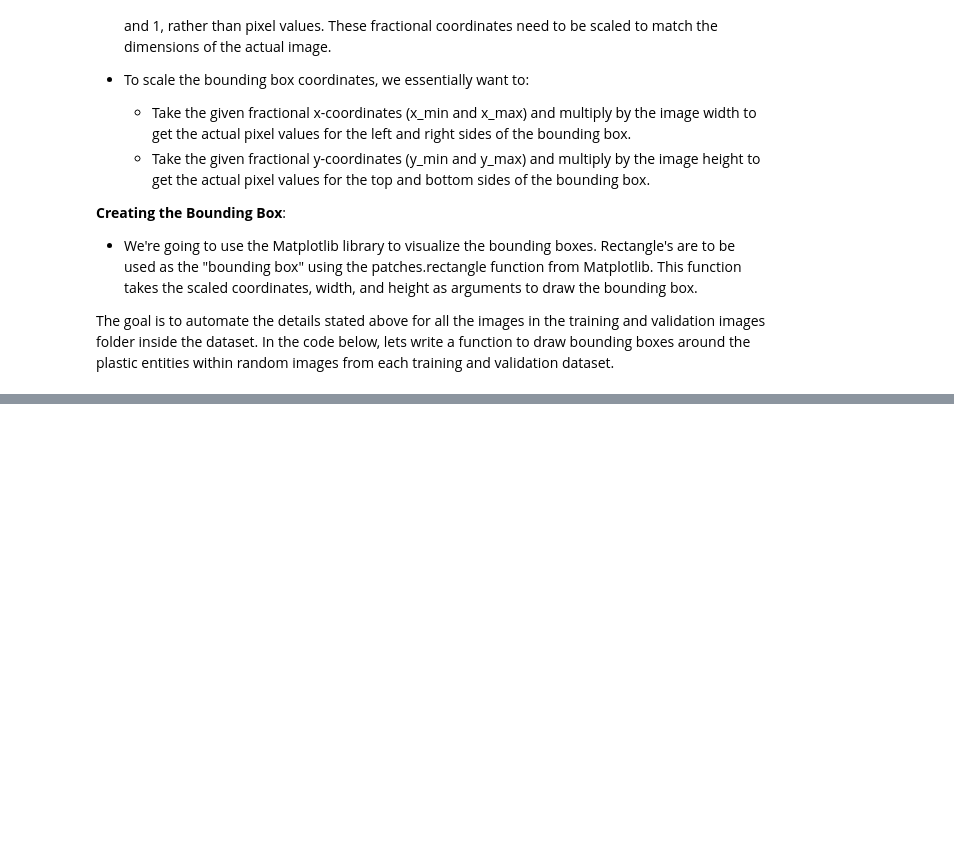
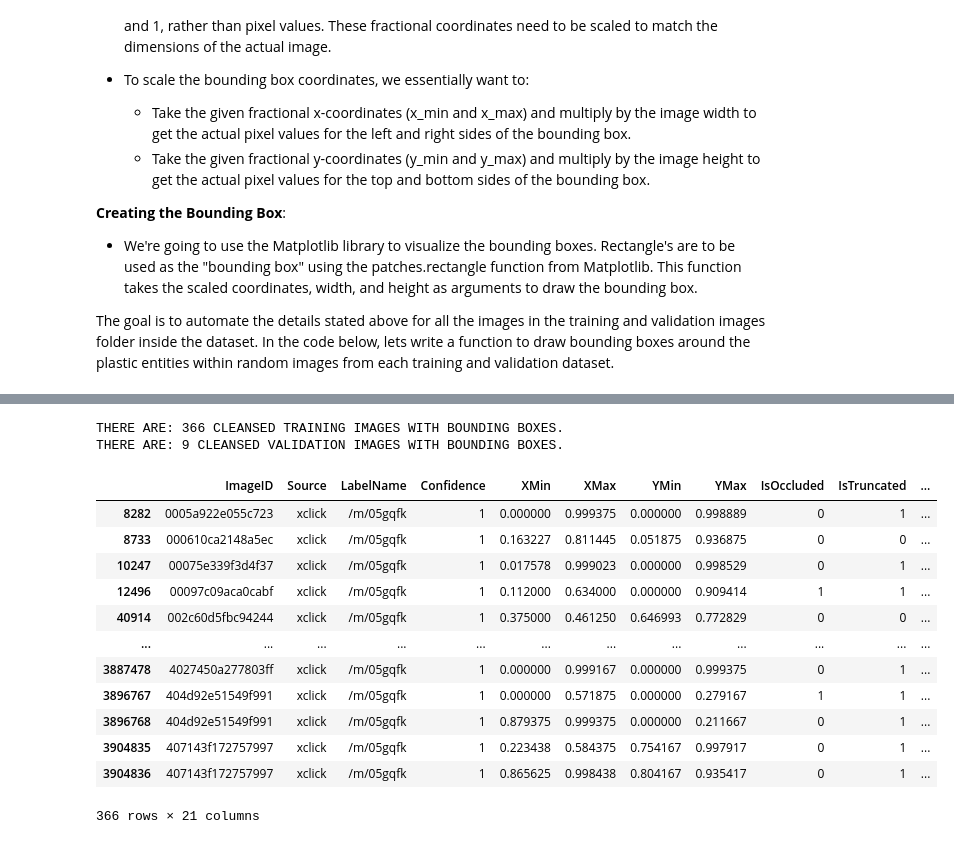
Before and after one commit to akkik04/GreenGuardian, a Jupyter notebook: GreenGuardian-main.ipynb, the cells around one changed output, grey strips where cells are left out. Cells and saved outputs as stored; diff of their text form; code cells hidden in the pictures; blank space fills up the shorter version.

Commit message:
Cleaned .csv files based on desired plastic identifier class

```diff
--- a/GreenGuardian-main.ipynb
+++ b/GreenGuardian-main.ipynb
@@ -262,0 +273,29 @@ THE RANDOM IMG'S ID IS:  4e24222b68123ef3
+# %%
+def clean_csv_files(df_train_cleansed, df_val_cleansed):
+    df_train_cleansed = df_train[df_train['LabelName'].str.contains('/m/05gqfk')]
+    df_val_cleansed = df_val[df_val['LabelName'].str.contains('/m/05gqfk')]
+
+    return df_train_cleansed, df_val_cleansed
+
+df_train_cleansed, df_val_cleansed = clean_csv_files(df_train, df_val)
+print("THERE ARE:", len(df_train_cleansed), "CLEANSED TRAINING PLASTIC ROWS WITH BOUNDING BOXES.")
+print("THERE ARE:", len(df_val_cleansed), "CLEANSED VALIDATION PLASTIC ROWS WITH BOUNDING BOXES.")
+# %% [output]
+THERE ARE: 366 CLEANSED TRAINING IMAGES WITH BOUNDING BOXES.
+THERE ARE: 9 CLEANSED VALIDATION IMAGES WITH BOUNDING BOXES.
+# %%
+df_train_cleansed
+# %% [output]
+|  | ImageID | Source | LabelName | Confidence | XMin | XMax | YMin | YMax | IsOccluded | IsTruncated | ... |
+| 8282 | 0005a922e055c723 | xclick | /m/05gqfk | 1 | 0.000000 | 0.999375 | 0.000000 | 0.998889 | 0 | 1 | ... |
+| 8733 | 000610ca2148a5ec | xclick | /m/05gqfk | 1 | 0.163227 | 0.811445 | 0.051875 | 0.936875 | 0 | 0 | ... |
+| 10247 | 00075e339f3d4f37 | xclick | /m/05gqfk | 1 | 0.017578 | 0.999023 | 0.000000 | 0.998529 | 0 | 1 | ... |
+| 12496 | 00097c09aca0cabf | xclick | /m/05gqfk | 1 | 0.112000 | 0.634000 | 0.000000 | 0.909414 | 1 | 1 | ... |
+| 40914 | 002c60d5fbc94244 | xclick | /m/05gqfk | 1 | 0.375000 | 0.461250 | 0.646993 | 0.772829 | 0 | 0 | ... |
+| ... | ... | ... | ... | ... | ... | ... | ... | ... | ... | ... | ... |
+| 3887478 | 4027450a277803ff | xclick | /m/05gqfk | 1 | 0.000000 | 0.999167 | 0.000000 | 0.999375 | 0 | 1 | ... |
+| 3896767 | 404d92e51549f991 | xclick | /m/05gqfk | 1 | 0.000000 | 0.571875 | 0.000000 | 0.279167 | 1 | 1 | ... |
+| 3896768 | 404d92e51549f991 | xclick | /m/05gqfk | 1 | 0.879375 | 0.999375 | 0.000000 | 0.211667 | 0 | 1 | ... |
+| 3904835 | 407143f172757997 | xclick | /m/05gqfk | 1 | 0.223438 | 0.584375 | 0.754167 | 0.997917 | 0 | 1 | ... |
+| 3904836 | 407143f172757997 | xclick | /m/05gqfk | 1 | 0.865625 | 0.998438 | 0.804167 | 0.935417 | 0 | 1 | ... |
+366 rows × 21 columns
```
Also changed, not shown: parts of 2 cells of this notebook.
